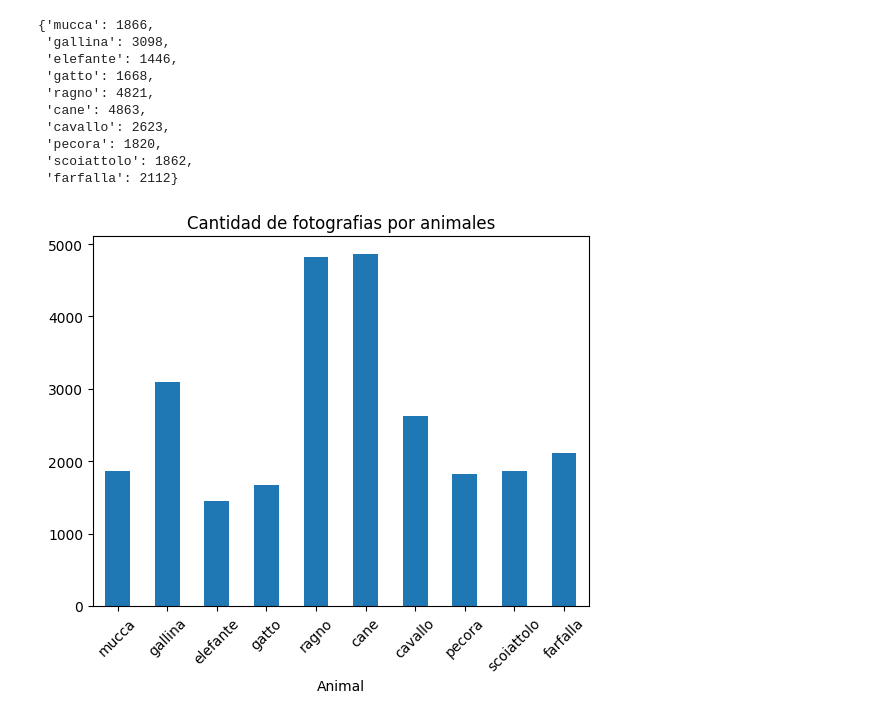
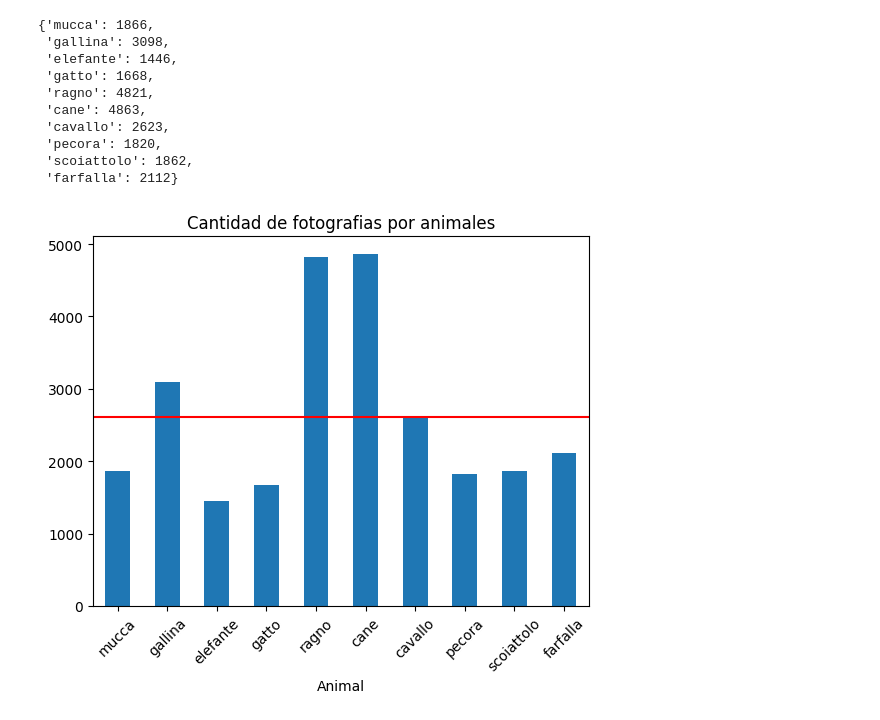
Before and after one commit to LLAES07/animal_clasificacion, a Jupyter notebook: main.ipynb, the cells around one changed output. Saved outputs shown, nothing was run; the diff lists cells and outputs as text; code cells hidden in the pictures.

```diff
--- a/main.ipynb
+++ b/main.ipynb
@@ -40,10 +40,11 @@ cantidad_fotos
 # %%
 import matplotlib.pyplot as plt
 df_totales = pd.DataFrame(list(cantidad_fotos.items()), columns=['Animal', 'Cuenta'])
 
 df_totales.plot(kind='bar', x='Animal', y='Cuenta', legend=False)
 plt.title('Cantidad de fotografias por animales')
+plt.axhline(df_totales['Cuenta'].mean(), color='r')
 plt.xticks(rotation=45)
 plt.show()
 # %% [output]
-[figure, old version]
+[figure, new version]
```
Also changed, not shown: parts of 4 cells of this notebook.
